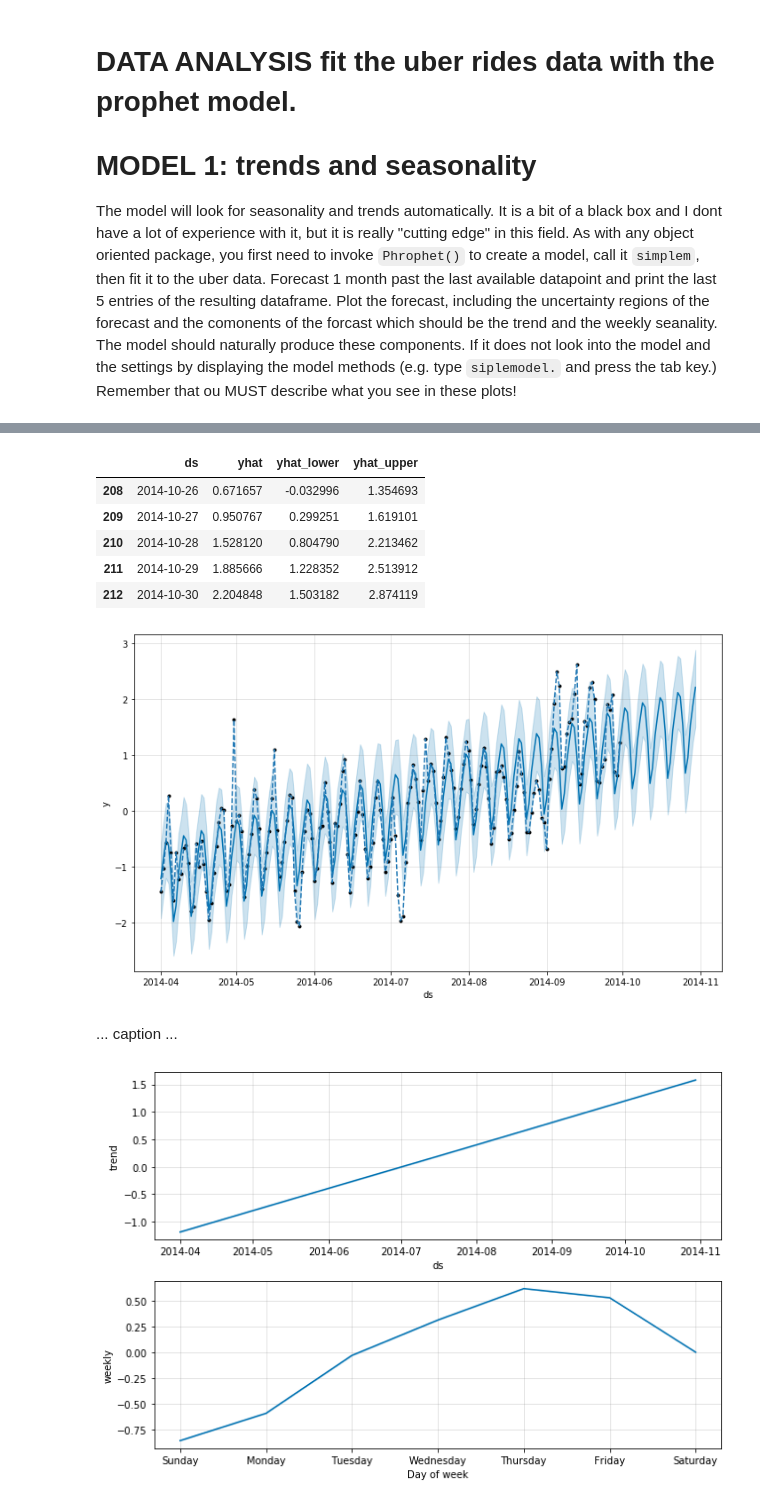
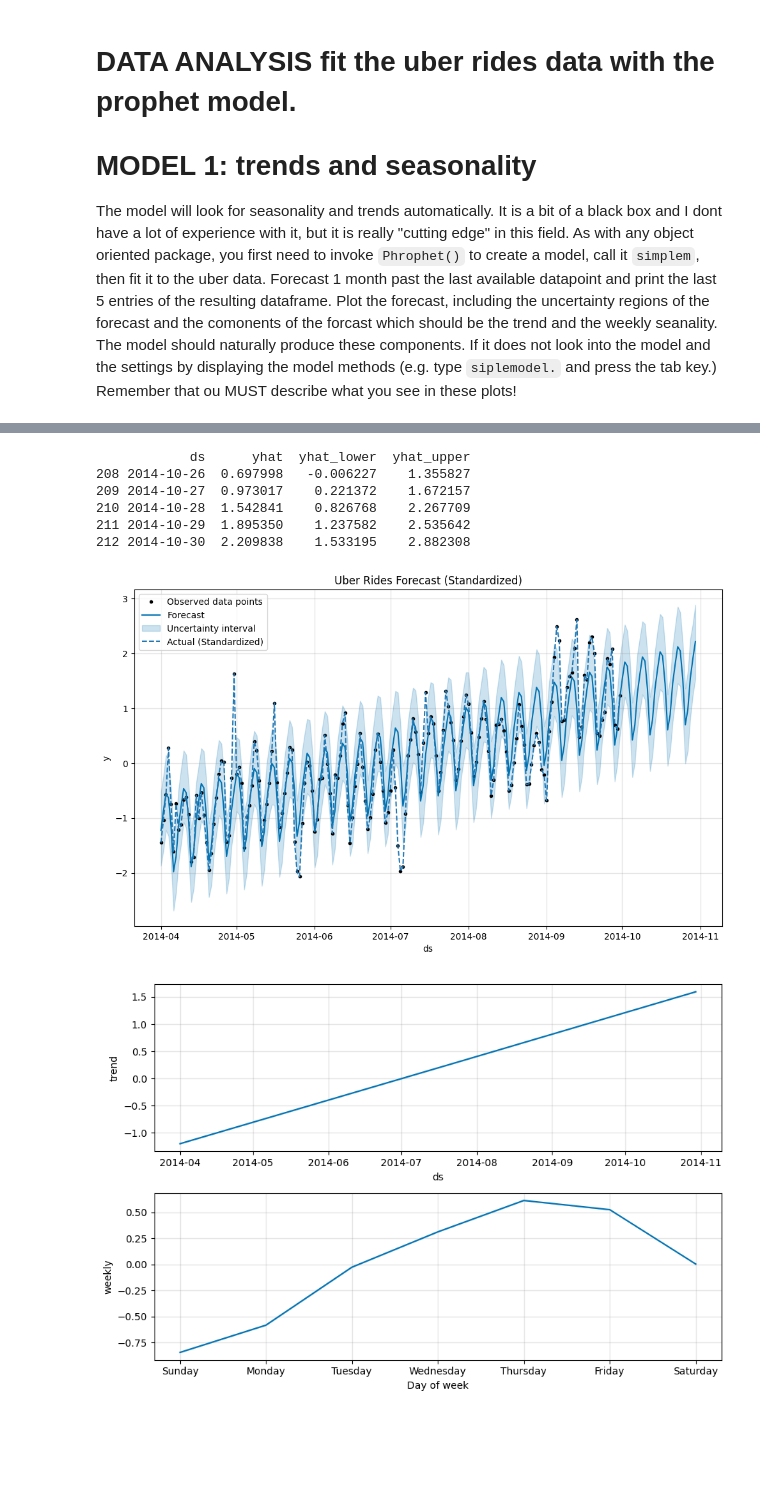
Before and after one commit to talhaMah56/MLTSA25_TMAHMOOD, a Jupyter notebook: HW3/berprophet_instructions.ipynb, the cells around one changed output, grey strips where cells are left out. Drawn from its saved outputs; the diff is of its cells as text; code cells hidden in the pictures; blank space fills up the shorter version.

````diff
--- a/HW3/berprophet_instructions.ipynb
+++ b/HW3/berprophet_instructions.ipynb
@@ -88,5 +115,5 @@ The model will look for seasonality and trends automatically. It is a bit of a b
 As with any object oriented package, you first need to invoke ```Phrophet()``` to create a model, call it ```simplem```, then fit it to the uber data. Forecast 1 month past the last available datapoint and print the last 5 entries of the resulting dataframe. Plot the forecast, including the uncertainty regions of the forecast and the comonents of the forcast which should be the trend and the weekly seanality. The model should naturally produce these components. If it does not look into the model and the settings by displaying the model methods (e.g. type ```siplemodel.``` and press the tab key.) Remember that ou MUST describe what you see in these plots!
 # %%
 simplem = Prophet()
-simplem.fit(uberbyday)
+simplem.fit(uber_by_day)
 # %% [output]
@@ -96,19 +123,25 @@ INFO:fbprophet:Disabling daily seasonality. Run prophet with daily_seasonality=T
-# %%
-...
-# %% [output]
-|  | ds | yhat | yhat_lower | yhat_upper |
-| 208 | 2014-10-26 | 0.671657 | -0.032996 | 1.354693 |
-| 209 | 2014-10-27 | 0.950767 | 0.299251 | 1.619101 |
-| 210 | 2014-10-28 | 1.528120 | 0.804790 | 2.213462 |
-| 211 | 2014-10-29 | 1.885666 | 1.228352 | 2.513912 |
-| 212 | 2014-10-30 | 2.204848 | 1.503182 | 2.874119 |
-# %%
-fig1 = simplem.plot(forecast)
-pl.plot(uberbyday.y, '--');
-# %% [output]
-[figure, removed]
-# %% [markdown]
-... caption ...
+# %%
+# Create future dates (1 month beyond last data point)
+future = simplem.make_future_dataframe(periods=30)
+
+forecast = simplem.predict(future)
+print(forecast[['ds', 'yhat', 'yhat_lower', 'yhat_upper']].tail())  # Last 5 future predictions
+# %% [output]
+            ds      yhat  yhat_lower  yhat_upper
+208 2014-10-26  0.697998   -0.006227    1.355827
+209 2014-10-27  0.973017    0.221372    1.672157
+210 2014-10-28  1.542841    0.826768    2.267709
+211 2014-10-29  1.895350    1.237582    2.535642
+212 2014-10-30  2.209838    1.533195    2.882308
+# %%
+# Plot forecast with uncertainty
+fig1 = simplem.plot(forecast)
+plt.plot(uber_by_day['ds'], uber_by_day['y'], '--', label='Actual (Standardized)')
+plt.title("Uber Rides Forecast (Standardized)")
+plt.legend()
+plt.show()
+# %% [output]
+[figure, added]
 # %%
 fig2 = simplem.plot_components(forecast)
 # %% [output]
````
Also changed, not shown: parts of 25 cells of this notebook, 1 other file.
